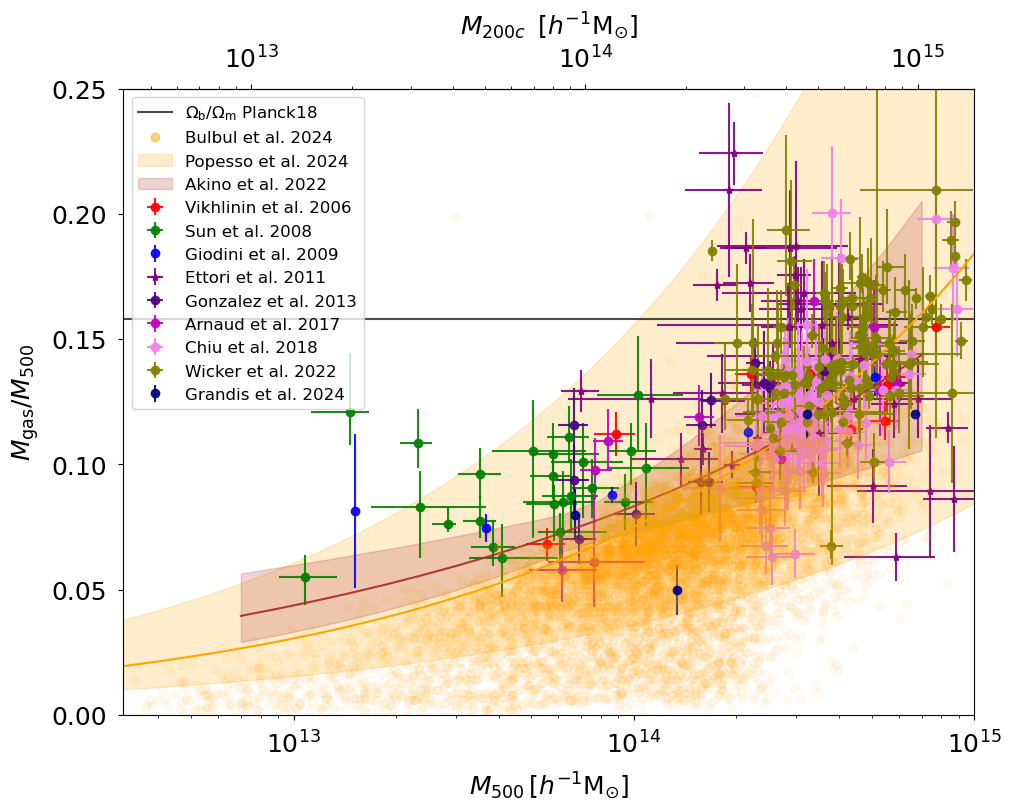
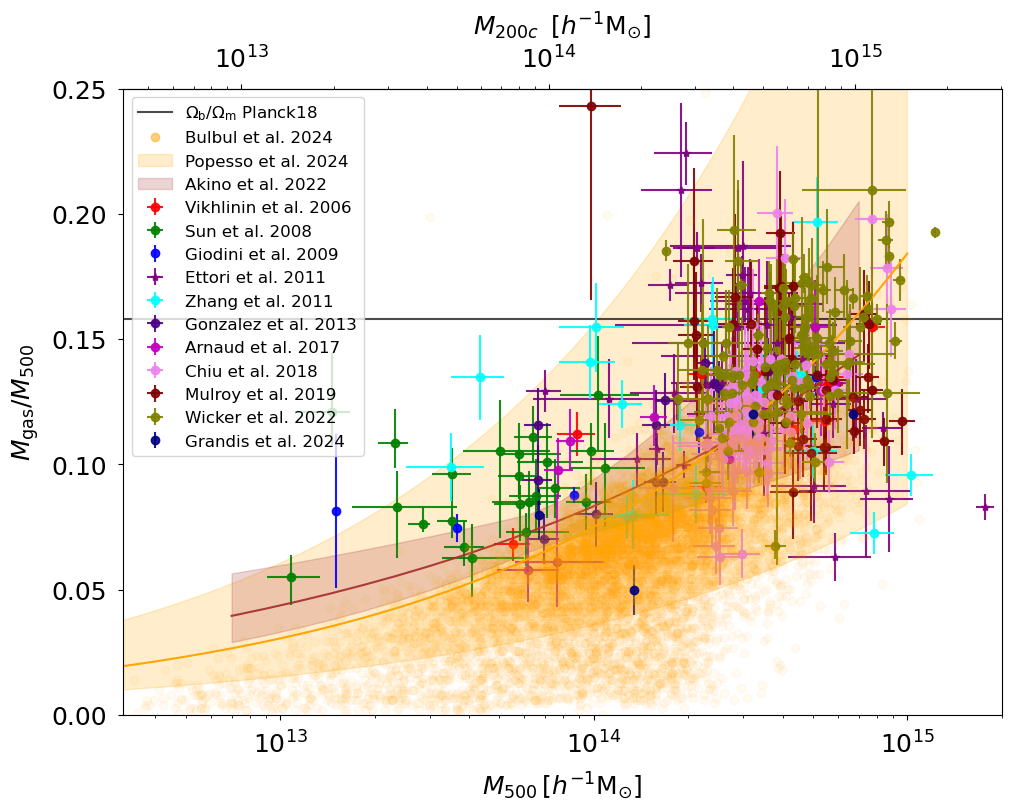
The notebook cell's code change between the first figure and the second:
--- before
+++ after
@@ -10,8 +10,9 @@
 ax.errorbar(m500_G,f_gas_G,yerr=erf_gas_G, marker="o",c="blue",ls="",label="Giodini et al. 2009",alpha=0.9)
 ax.errorbar(m500_ettori,f_gas_ettori,yerr=f_gas_err_ettori,xerr=(m500_ettori_m,m500_ettori_p), marker="*",c="purple",ls="",label="Ettori et al. 2011",alpha=0.9)
-ax.errorbar
+ax.errorbar(M500_Z, f_gas_Z, xerr=M500_err_Z, yerr=f_gas_err_Z, marker="o",c="cyan",ls="",label="Zhang et al. 2011",alpha=0.9)
 ax.errorbar(m500,f_gas,yerr=erf_gas,xerr=erm500,marker="o",c="indigo",ls="",label="Gonzalez et al. 2013",alpha=0.9)
 ax.errorbar(m500_A,f_gas_A,yerr=(f_gas_Am,f_gas_Ap),xerr=(m500_Am,m500_Ap),marker="o",c="m",ls="",label="Arnaud et al. 2017",alpha=0.9)
 ax.errorbar(M500_Chiu,f_gas_Chiu,yerr=err_f_gas_Chiu,xerr=err_M500_Chiu, marker="o",c="violet",ls="",label="Chiu et al. 2018",alpha=0.9)
+ax.errorbar(M_M,f_gas_M,yerr=(f_gas_M_em,f_gas_M_ep),xerr=(M_M_em,M_M_ep), marker="o",c="maroon",ls="",label="Mulroy et al. 2019",alpha=0.9)
 ax.errorbar(m500_wicker,f_gas_wicker,yerr=(f_gas_wicker_m,f_gas_wicker_p),xerr=(m500_wicker_m,m500_wicker_p), marker="o",c="olive",ls="",label="Wicker et al. 2022",alpha=0.9)
 ax.errorbar(m500_B,f_gas_B, marker="o",c="orange",ls="",alpha=0.05)
@@ -26,5 +27,5 @@
 ax.plot(M500_Akino_ih, f_gas_Akino, color='brown', alpha=0.9)
 
-ax.set_xlim(10**(12.5),1e15)
+ax.set_xlim(10**(12.5),2e15)
 ax.set_ylim(0.,0.25)
 ax.set_ylabel(r"$M_{\rm gas}/M_{\rm 500}$",size=size, rotation=90,labelpad=pad)

Commit: added Mulroy et al. 2019 dataset